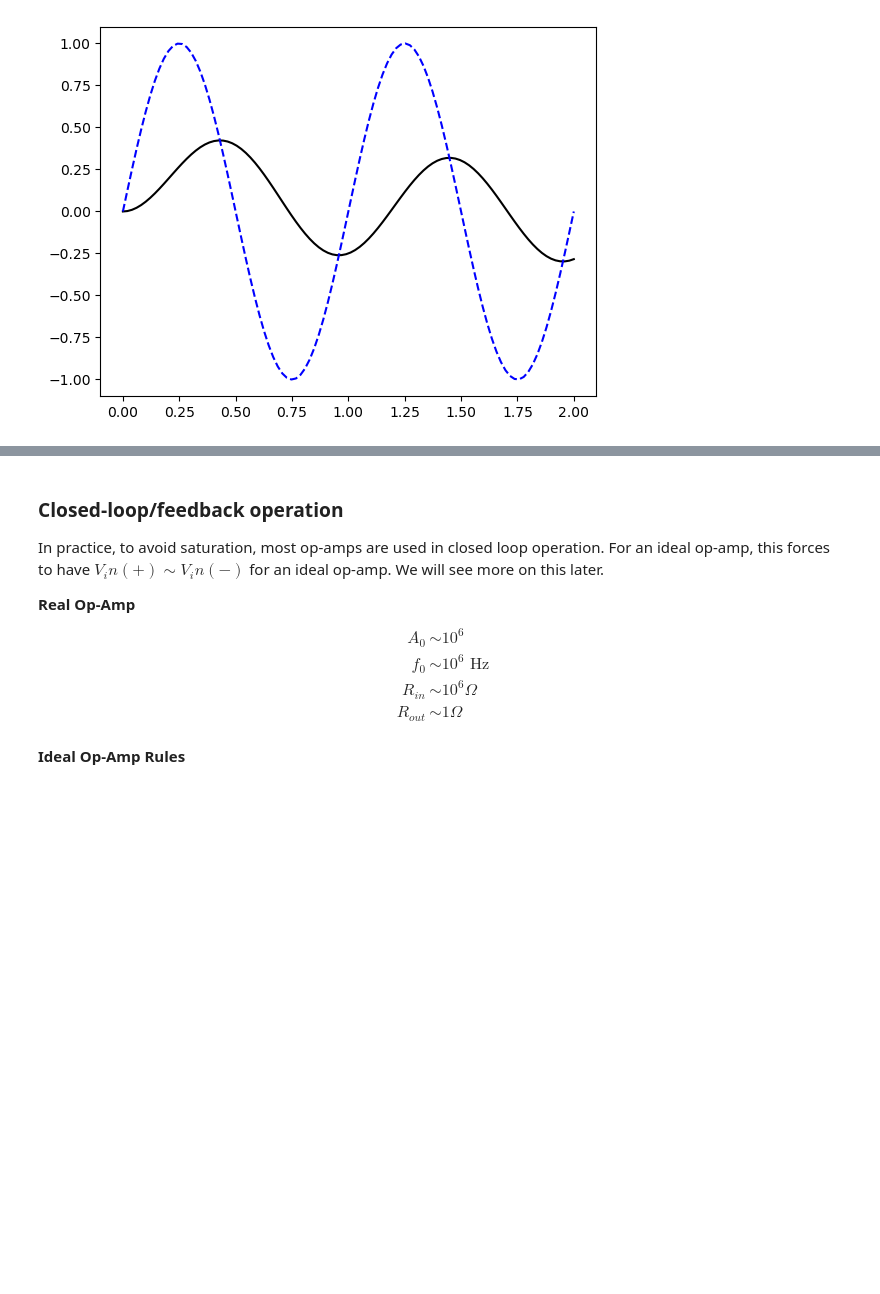
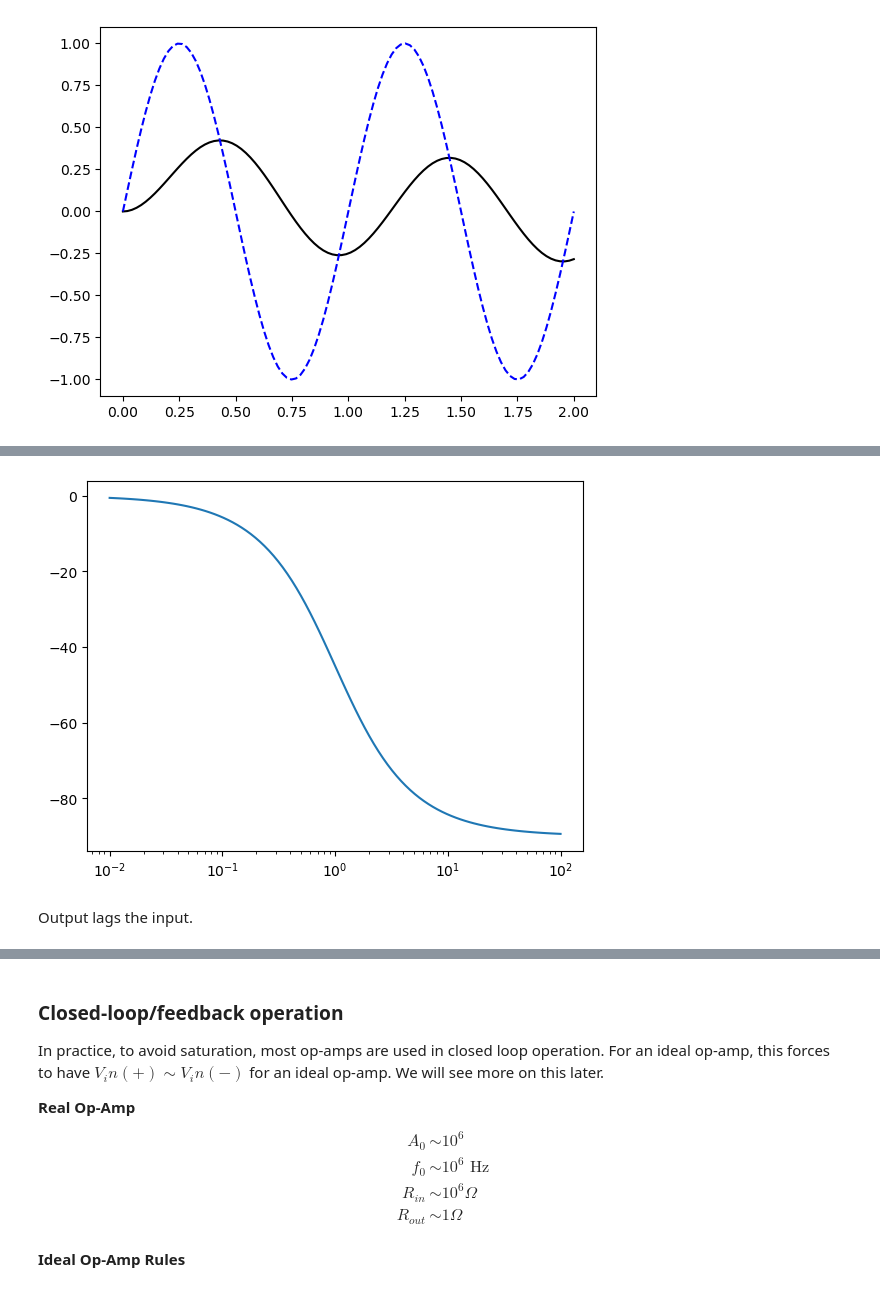
Before and after one commit to bardet/GWU-MAE3120_2024, a Jupyter notebook: Lectures/01_ReviewElectronics.ipynb, the cells around one changed output, grey strips where cells are left out. Cells and saved outputs as stored; diff of their text form; code cells hidden in the pictures; blank space fills up the shorter version.

```diff
--- a/Lectures/01_ReviewElectronics.ipynb
+++ b/Lectures/01_ReviewElectronics.ipynb
@@ -213,3 +247,10 @@ Output lags the input.
+# %%
+plt.plot(f,phi)
+plt.xscale('log')
+# %% [output]
+[figure, added]
+# %% [markdown]
+Output lags the input.
 # %% [markdown]
 ### Diode
 It allows current to flow only in one direction (forward biased), by impeding the current to flow in the other direction (reverse biased).  It is the electronic equivalent of a check valve.
```
Also changed, not shown: parts of 15 cells of this notebook.
